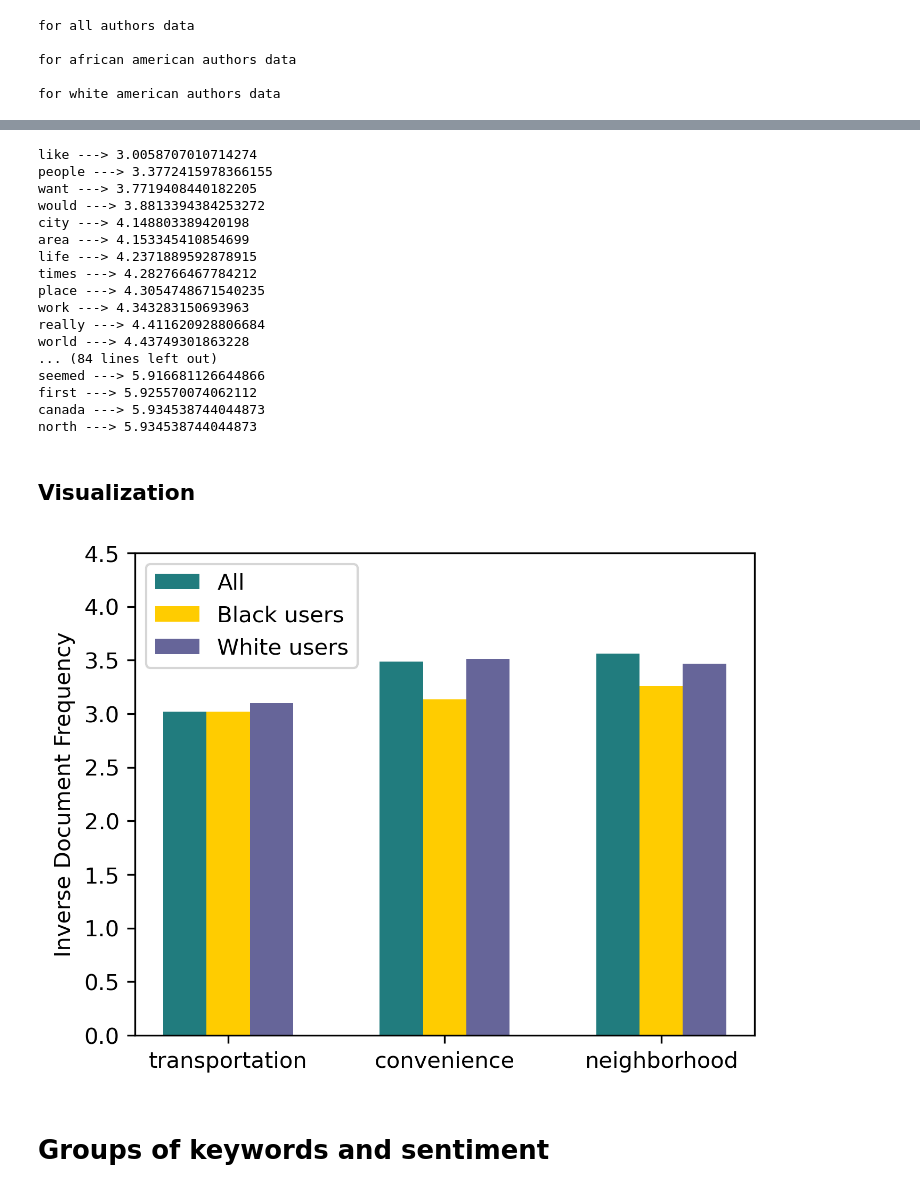
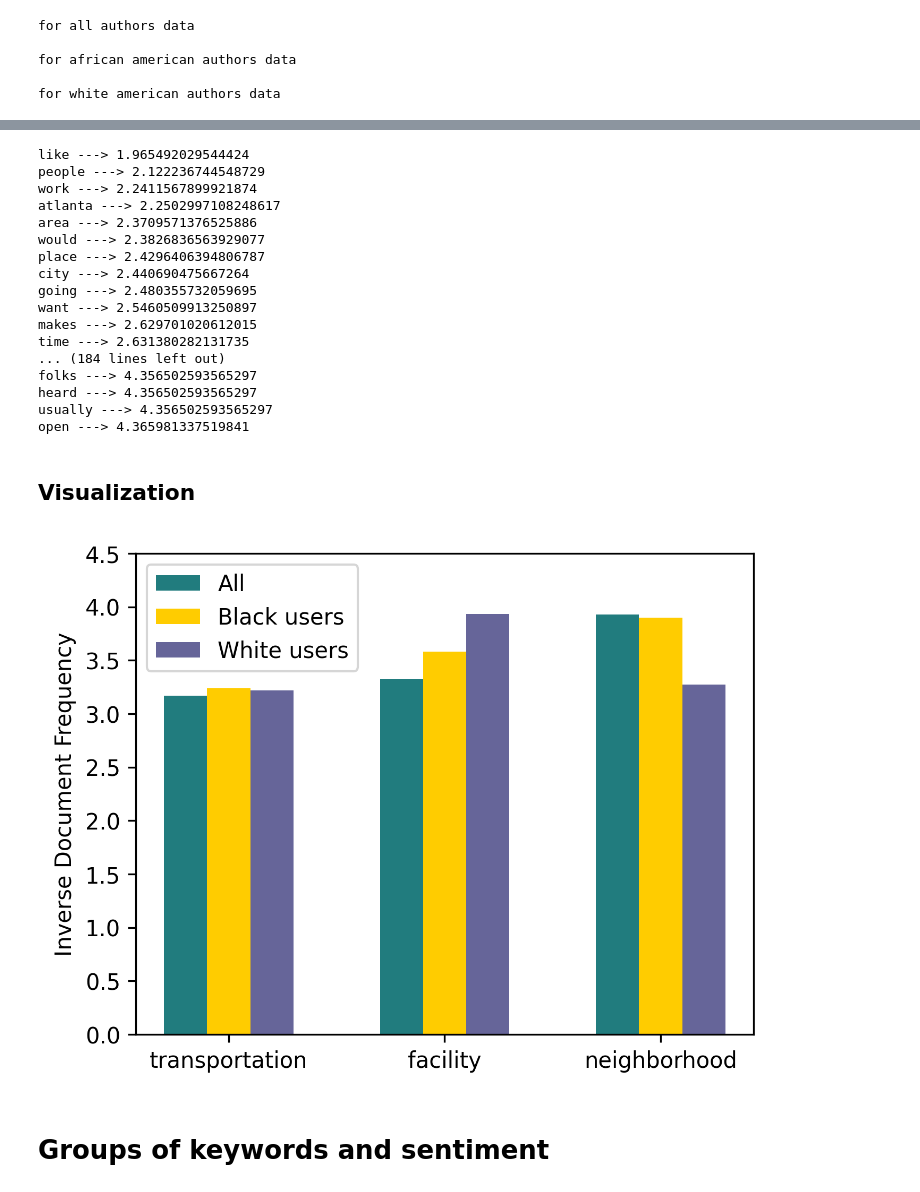
Before and after one commit to HumasLin/racial-segregation-reasons, a Jupyter notebook: micro-level/personal_attention.ipynb, the cells around one changed output, grey strips where cells are left out. Drawn from its saved outputs; the diff is of its cells as text; code cells hidden in the pictures.

```diff
--- a/micro-level/personal_attention.ipynb
+++ b/micro-level/personal_attention.ipynb
@@ -190,21 +184,21 @@ points ---> 5.887839716616328
 # %%
-for k,v in white_key[:100]:
+for k,v in white_key[:200]:
     print('{} ---> {}'.format(stemmed_to_original[k], v))
 # %% [output]
-like ---> 3.0058707010714274
-people ---> 3.3772415978366155
-want ---> 3.7719408440182205
-would ---> 3.8813394384253272
-city ---> 4.148803389420198
-area ---> 4.153345410854699
-life ---> 4.2371889592878915
-times ---> 4.282766467784212
-place ---> 4.3054748671540235
-work ---> 4.343283150693963
-really ---> 4.411620928806684
-world ---> 4.43749301863228
-... (84 lines left out)
-seemed ---> 5.916681126644866
-first ---> 5.925570074062112
-canada ---> 5.934538744044873
-north ---> 5.934538744044873
+like ---> 1.965492029544424
+people ---> 2.122236744548729
+work ---> 2.2411567899921874
+atlanta ---> 2.2502997108248617
+area ---> 2.3709571376525886
+would ---> 2.3826836563929077
+place ---> 2.4296406394806787
+city ---> 2.440690475667264
+going ---> 2.480355732059695
+want ---> 2.5460509913250897
+makes ---> 2.629701020612015
+time ---> 2.631380282131735
+... (184 lines left out)
+folks ---> 4.356502593565297
+heard ---> 4.356502593565297
+usually ---> 4.356502593565297
+open ---> 4.365981337519841
@@ -221,3 +205,15 @@ neighbor_white = [2.9106493118596295, 3.5301632413761213, 3.963799226450982]
+# %%
+transportaion = [3.114557325724398, 3.2183818335183467]
+facilities = [3.8870379940699964, 3.9694516618109965]
+neighbor = [3.150307657548468, 3.4918663376301797]
+
+transportaion_black = [3.144413996432374, 3.3267355532263285]
+facilities_black = [3.8375611769923195, 3.955344212648703]
+neighbor_black = [3.201572410272323, 3.955344212648703]
+
+transportaion_white = [3.1118587495084338, 3.319498114286678]
+facilities_white = [3.849457692639213, 4.015995381731905]
+neighbor_white = [3.1037396250699296, 3.4364453788956655]
 # %% [markdown]
 ## Visualization
 # %%
@@ -226,19 +222,19 @@ orange, purple, elm, grey ='#FFCC00', '#666599', '#217C7E', '#F5F5F5'
 # %%
 fig, ax = plt.subplots(figsize=(5,4), dpi=300)
 plt.bar(x,[np.mean(transportaion),np.mean(neighbor),np.mean(facilities)],
         0.2, color=elm, label='All')
 plt.bar(x+0.2,[np.mean(transportaion_black),np.mean(neighbor_black),np.mean(facilities_black)],
         0.2, color=orange, label='Black users')
 plt.bar(x+0.4,[np.mean(transportaion_white),np.mean(facilities_white),np.mean(neighbor_white)],
         0.2, color=purple,label = 'White users')
 ax.set_ylim(0,4.5)
 ax.set_ylabel('Inverse Document Frequency')
 ax.set_xticks(x+0.2)
-ax.set_xticklabels(['transportation', 'convenience', 'neighborhood'])
+ax.set_xticklabels(['transportation', 'facility', 'neighborhood'])
 plt.legend(loc='best', fontsize=10)
 plt.savefig('Attention.jpg')
 # %% [output]
-[figure, old version]
+[figure, new version]
 # %% [markdown]
 # Groups of keywords and sentiment
 # %%
```
Also changed, not shown: parts of 21 cells of this notebook, 3 other files.
